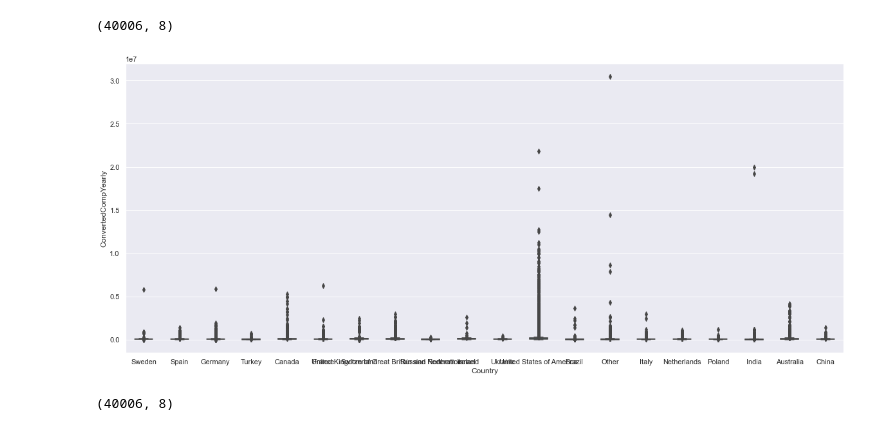
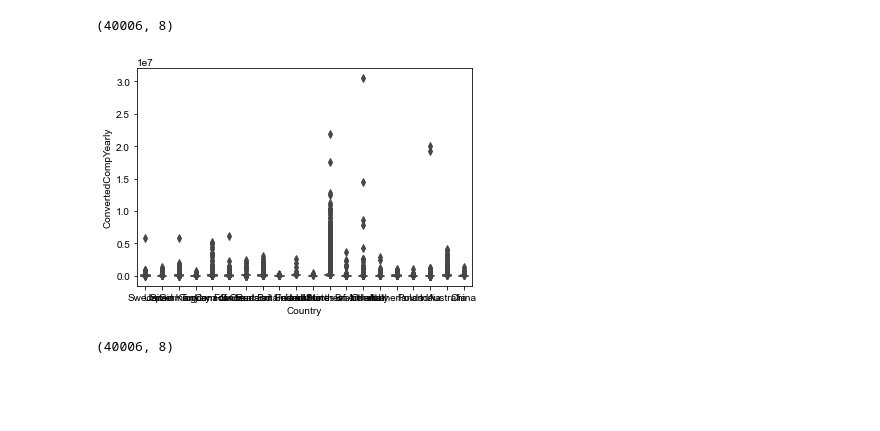
Before and after one commit to vinzemeke/SalaryPrediction, a Jupyter notebook: Salary_pre_updated_model.ipynb, the cells around one changed output. Drawn from its saved outputs; the diff is of its cells as text; code cells hidden in the pictures; blank space fills up the shorter version.

```diff
--- a/Salary_pre_updated_model.ipynb
+++ b/Salary_pre_updated_model.ipynb
@@ -49,3 +25,18 @@ Index(['ResponseId', 'MainBranch', 'Employment', 'Country', 'US_State',
+# %%
+#file management
+import os
+#get current working directory
+cwd = os.getcwd()
+
+BASE_DIR = cwd
+DATA_DIR = os.path.join(BASE_DIR, "data")
+JUPYTER_DIR = os.path.join(BASE_DIR, "jupyter")
+# %%
+# import dataset from inside the data folder in the working directory:
+#df = pd.read_csv("data\survey_results_public.csv")
+
+#read survey results from csv file in the Data DIR
+df = pd.read_csv(os.path.join(DATA_DIR, 'survey_results_public.csv'))
 # %%
 # check the data types of all the columns in df
 print(df.dtypes)
@@ -336,19 +327,14 @@ df.shape
 (40006, 8)
 # %%
 #construct boxplot of ConvertedCompYearly by Country
-
-import seaborn as sns
-sns.boxplot(x="Country", y="ConvertedCompYearly", data=df, width = 0.5)
-
-sns.set(rc={'figure.figsize':(20, 8.27)})
 
 #construct the same boxplot using plotly
 import plotly.graph_objects as go
 import plotly.express as px
 
 px.box(df, x="Country", y="ConvertedCompYearly", height=900, width=1000)
 # %% [output]
-[figure, old version]
+[figure, new version]
 # %%
 df.shape
 # %% [output]
```
Also changed, not shown: parts of 7 cells of this notebook, 11 other files.
